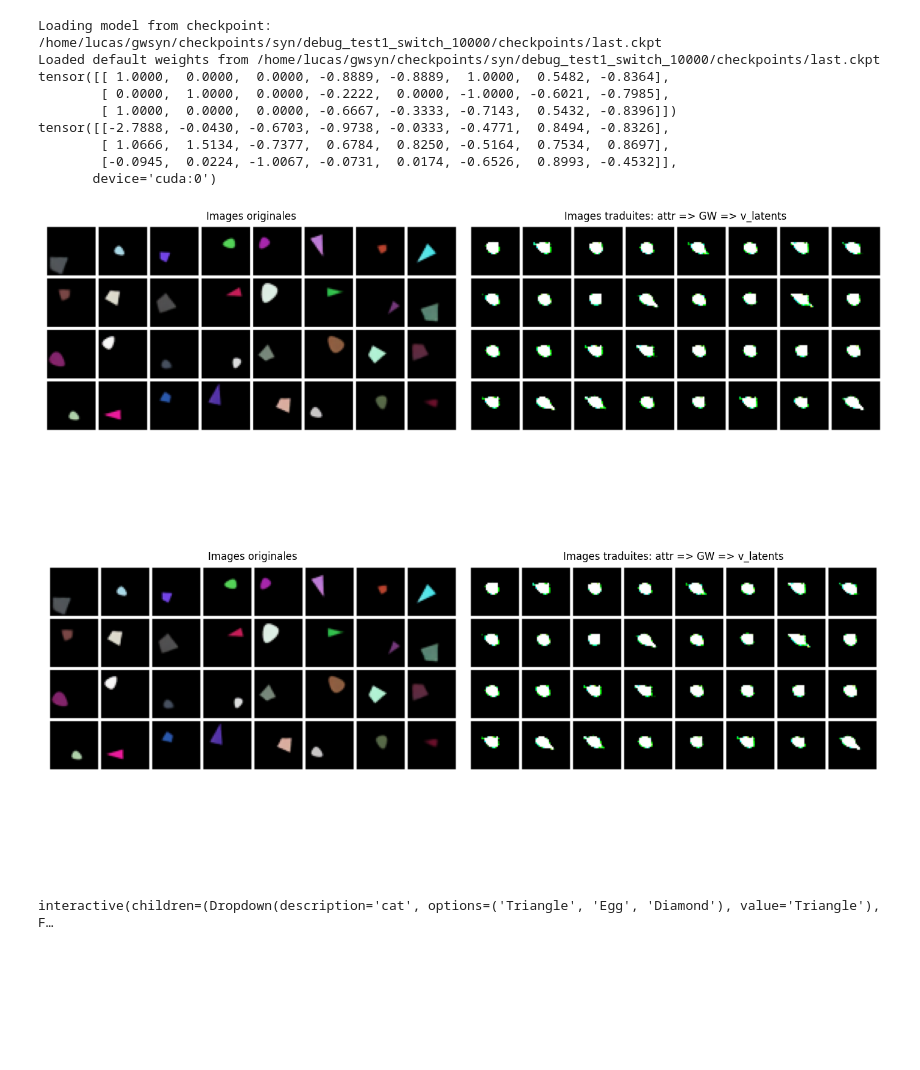
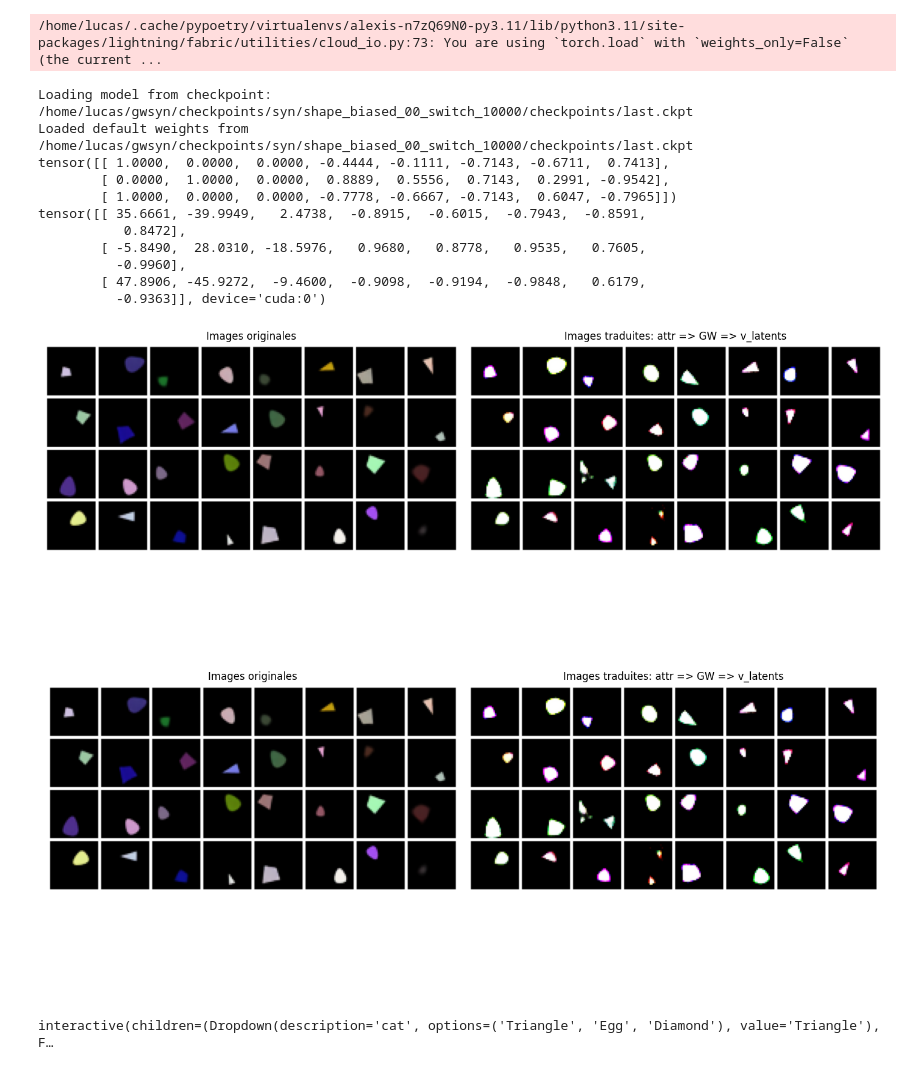
Before and after one commit to lucas-ch/gwsyn, a Jupyter notebook: notebooks/test_checkpoints.ipynb, the cells around one changed output. Saved outputs shown, nothing was run; the diff lists cells and outputs as text; code cells hidden in the pictures; blank space fills up the shorter version.

```diff
--- a/notebooks/test_checkpoints.ipynb
+++ b/notebooks/test_checkpoints.ipynb
@@ -13,44 +13,47 @@ from syn_project.utils_notebook import *
 %matplotlib widget
 # %%
 project_name = "syn"
-condition = "debug"
-data = "test1"
+condition = "shape"
+data = "biased_00"
 switch_epoch = 10000
 
 checkpoint_epoch=0
 
 n_samples = 32
 show_results_fusion = False
 fusion_attr_weight = 1.0
 noise = 0.0
 
 project_name = "syn"
 experiment_name = get_experiment_name(condition, data, switch_epoch)
 
 
 training_params = get_training_params(project_name, experiment_name)
 device = torch.device("cuda" if torch.cuda.is_available() else "cpu")
 
 global_workspace = get_global_workspace(project_name, experiment_name, epoch=checkpoint_epoch)
 data_module = get_data_module(project_name,  experiment_name)
 train_samples = get_data_samples(data_module, n_samples, split ='train')
 data_translated = get_data_translated(global_workspace, train_samples, n_samples, fusion_attr_weight, show_results_fusion)
 
 print(data_translated["train_attr"][0:3])
 print(data_translated["attr_decoded"][0:3])
 plot_original_translated_comparison(data_translated["train_images"], data_translated["images_decoded"])
 # %% [output]
-Loading model from checkpoint: /home/lucas/gwsyn/checkpoints/syn/debug_test1_switch_10000/checkpoints/last.ckpt
-Loaded default weights from /home/lucas/gwsyn/checkpoints/syn/debug_test1_switch_10000/checkpoints/last.ckpt
-tensor([[ 1.0000,  0.0000,  0.0000, -0.8889, -0.8889,  1.0000,  0.5482, -0.8364],
-        [ 0.0000,  1.0000,  0.0000, -0.2222,  0.0000, -1.0000, -0.6021, -0.7985],
-        [ 1.0000,  0.0000,  0.0000, -0.6667, -0.3333, -0.7143,  0.5432, -0.8396]])
-tensor([[-2.7888, -0.0430, -0.6703, -0.9738, -0.0333, -0.4771,  0.8494, -0.8326],
-        [ 1.0666,  1.5134, -0.7377,  0.6784,  0.8250, -0.5164,  0.7534,  0.8697],
-        [-0.0945,  0.0224, -1.0067, -0.0731,  0.0174, -0.6526,  0.8993, -0.4532]],
-       device='cuda:0')
+/home/lucas/.cache/pypoetry/virtualenvs/alexis-n7zQ69N0-py3.11/lib/python3.11/site-packages/lightning/fabric/utilities/cloud_io.py:73: You are using `torch.load` with `weights_only=False` (the current ...
+Loading model from checkpoint: /home/lucas/gwsyn/checkpoints/syn/shape_biased_00_switch_10000/checkpoints/last.ckpt
+Loaded default weights from /home/lucas/gwsyn/checkpoints/syn/shape_biased_00_switch_10000/checkpoints/last.ckpt
+tensor([[ 1.0000,  0.0000,  0.0000, -0.4444, -0.1111, -0.7143, -0.6711,  0.7413],
+        [ 0.0000,  1.0000,  0.0000,  0.8889,  0.5556,  0.7143,  0.2991, -0.9542],
+        [ 1.0000,  0.0000,  0.0000, -0.7778, -0.6667, -0.7143,  0.6047, -0.7965]])
+tensor([[ 35.6661, -39.9949,   2.4738,  -0.8915,  -0.6015,  -0.7943,  -0.8591,
+           0.8472],
+        [ -5.8490,  28.0310, -18.5976,   0.9680,   0.8778,   0.9535,   0.7605,
+          -0.9960],
+        [ 47.8906, -45.9272,  -9.4600,  -0.9098,  -0.9194,  -0.9848,   0.6179,
+          -0.9363]], device='cuda:0')
-[figure, old version]
+[figure, new version]
-[figure, old version]
+[figure, new version]
 # %%
 @interact(
     cat=["Triangle", "Egg", "Diamond"],
```
Also changed, not shown: 13 other files.
